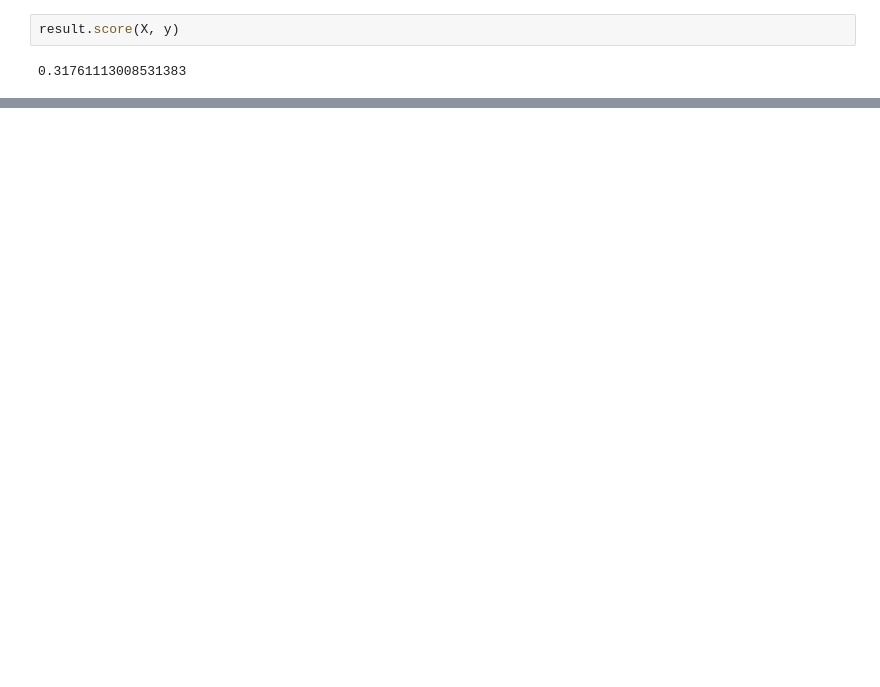
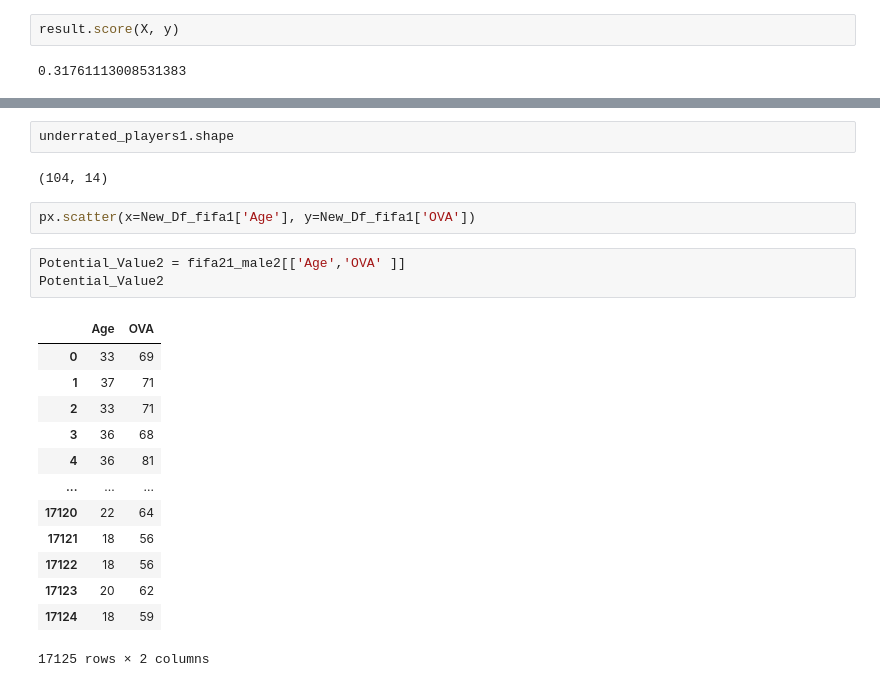
Before and after one commit to RaulRla/Fifa21_Project, a Jupyter notebook: Fifa project.ipynb, the cells around one changed output, grey strips where cells are left out. Drawn from its saved outputs; the diff is of its cells as text; blank space fills up the shorter version.

```diff
--- a/Fifa project.ipynb
+++ b/Fifa project.ipynb
@@ -575,0 +583,23 @@ result.score(X, y)
+# %%
+underrated_players1.shape
+# %% [output]
+(104, 14)
+# %%
+px.scatter(x=New_Df_fifa1['Age'], y=New_Df_fifa1['OVA'])
+# %%
+Potential_Value2 = fifa21_male2[['Age','OVA' ]]
+Potential_Value2
+# %% [output]
+|  | Age | OVA |
+| 0 | 33 | 69 |
+| 1 | 37 | 71 |
+| 2 | 33 | 71 |
+| 3 | 36 | 68 |
+| 4 | 36 | 81 |
+| ... | ... | ... |
+| 17120 | 22 | 64 |
+| 17121 | 18 | 56 |
+| 17122 | 18 | 56 |
+| 17123 | 20 | 62 |
+| 17124 | 18 | 59 |
+17125 rows × 2 columns
```
Also changed, not shown: parts of 25 cells of this notebook.
